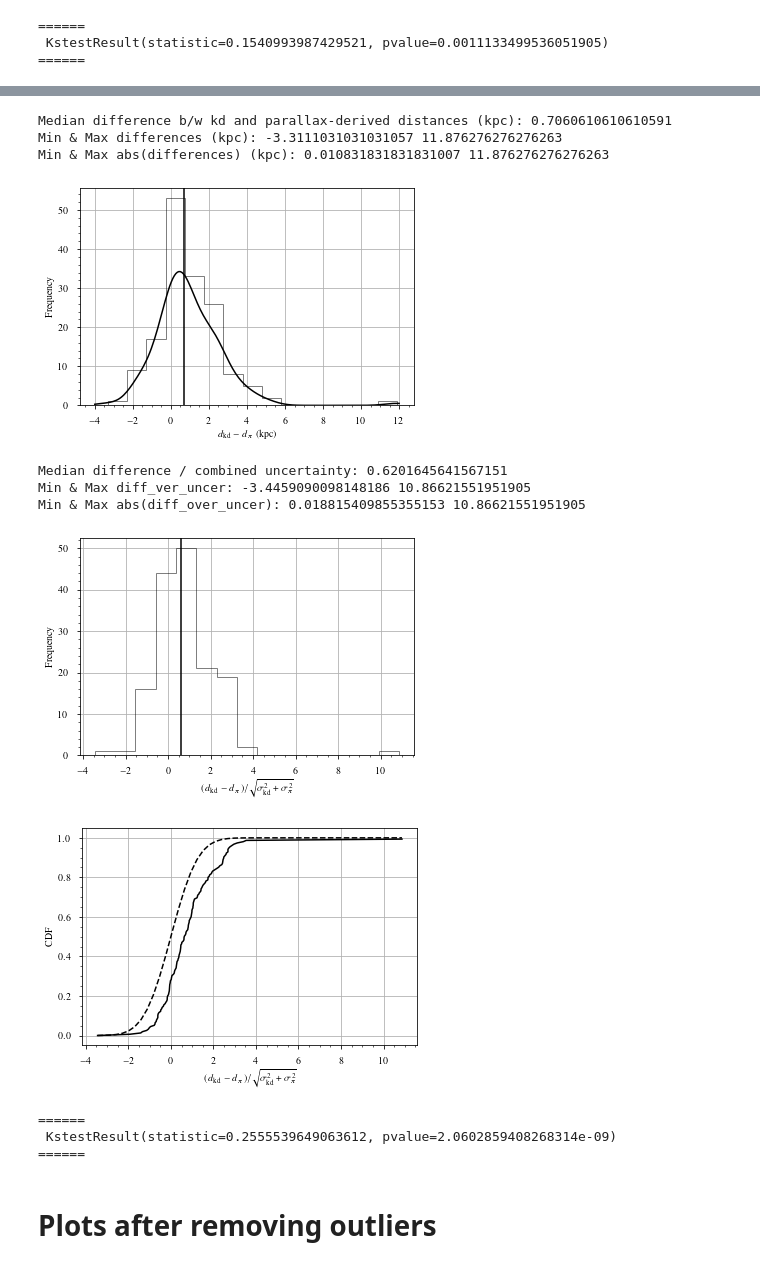
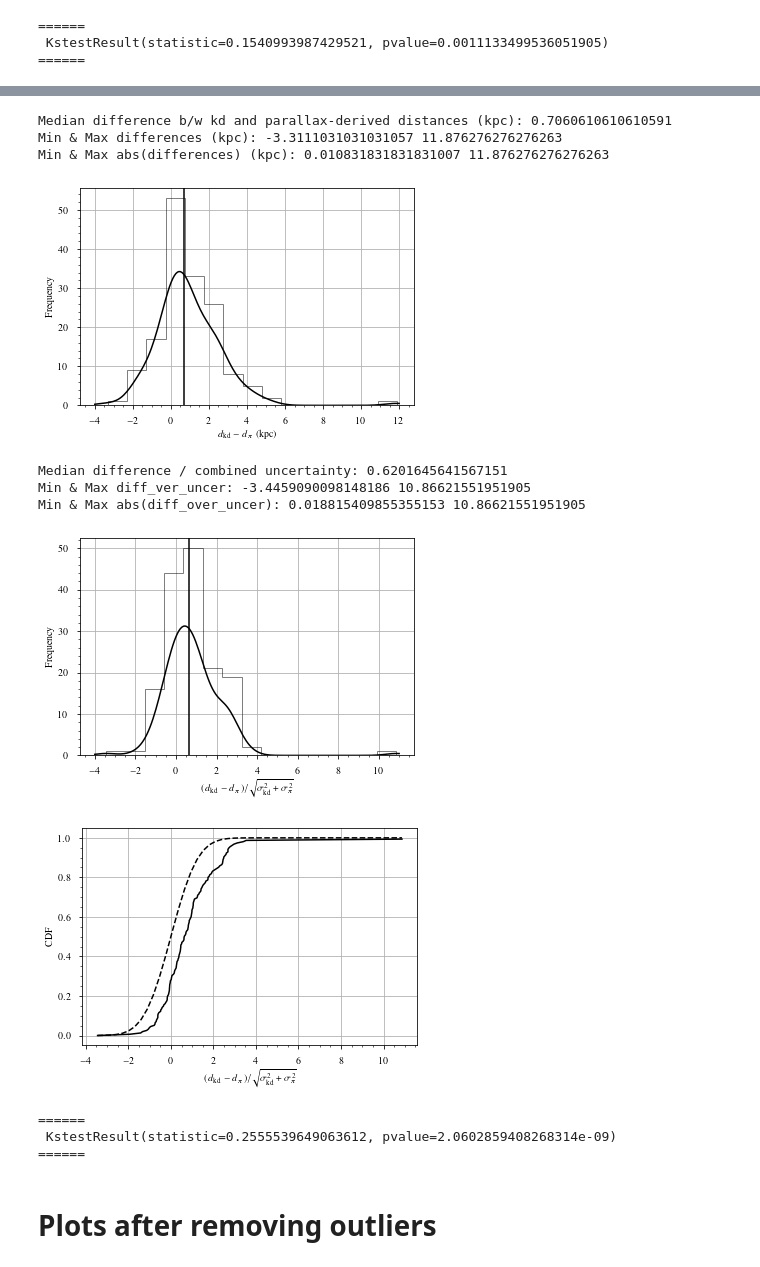
Before and after one commit to tvwenger/coop2021, a Jupyter notebook: kd_plots/kd_plots.ipynb, the cells around one changed output, grey strips where cells are left out. Cells and saved outputs as stored; diff of their text form; code cells hidden in the pictures.

```diff
--- a/kd_plots/kd_plots.ipynb
+++ b/kd_plots/kd_plots.ipynb
@@ -1578,6 +1578,15 @@ def plots(kd_results, save_figs=True, print_stats=False):
     ax.hist(diff_over_uncer[~is_unreliable], bins=15, histtype="step", color="k", alpha=0.5)
     median_diff_over_uncer = np.median(diff_over_uncer[~is_unreliable])
     ax.axvline(median_diff_over_uncer, color="k")
+    # Add KDE to difference / combined uncertainty histogram
+    kde = gaussian_kde(diff_over_uncer[~is_unreliable])
+    xlims = (
+        np.floor(np.min(diff_over_uncer[~is_unreliable])),
+        np.ceil(np.max(diff_over_uncer[~is_unreliable])),
+    )
+    diffs2 = np.linspace(*xlims, 200)
+    kde = kde(diffs2)
+    ax.plot(diffs2, kde * np.sum(kde) * 5, color="k")
     ax.set_xlabel(r"$(d_{\rm kd} - d_\pi) / \sqrt{\sigma^2_{\rm kd} + \sigma^2_\pi}$")
     ax.set_ylabel("Frequency")
     print("Median difference / combined uncertainty:", median_diff_over_uncer)
@@ -1845,36 +1854,36 @@ Min & Max abs(diff_over_uncer): 0.0035653882303814124 8.406796643952617
 ======
 # %%
 kdresults_input = "vlsrtol_reid14_1000x_pecFalse_krigeFalse_vlsrTolerance10_revLsrNone.pkl"
-plots(kdresults_input, save_figs=False, print_stats=False)
+plots(kdresults_input, save_figs=True, print_stats=False)
 # %% [output]
 FILE LOADED: vlsrtol_reid14_1000x_pecFalse_krigeFalse_vlsrTolerance10_revLsrNone.pkl
 ======
 Number of MC kd samples: 1000
 Including peculiar motions in kd: False
 Using kriging: False
 Normalization factor: None
 GC unreliable cutoff (deg): 15
 vlsr tolerance (km/s): 10
 Streaming motion uncertainty factor (km/s): None
 ======
 Total number of (non NaN) sources: 202
 Num near: 38    Num far: 75     Num tangent: 42 Num unreliable: 47
 Number of NaN sources (i.e. all dists are NaNs): 0
 Num NaNs in near, far, tangent: 58 4 51
 Number of sources with NaN in both 'near' and 'far': 4
 Number of sources with NaN in both 'near' and 'tangent': 51
 Number of sources with NaN in both 'far' and 'tangent': 0
 ======
 [figure]
 [figure]
 Median difference b/w kd and parallax-derived distances (kpc): 0.7060610610610591
 Min & Max differences (kpc): -3.3111031031031057 11.876276276276263
 Min & Max abs(differences) (kpc): 0.010831831831831007 11.876276276276263
 [figure]
 Median difference / combined uncertainty: 0.6201645641567151
 Min & Max diff_ver_uncer: -3.4459090098148186 10.86621551951905
 Min & Max abs(diff_over_uncer): 0.018815409855355153 10.86621551951905
-[figure, old version]
+[figure, new version]
 [figure]
 ======
  KstestResult(statistic=0.2555539649063612, pvalue=2.0602859408268314e-09)
```
Also changed, not shown: parts of 6 cells of this notebook.
